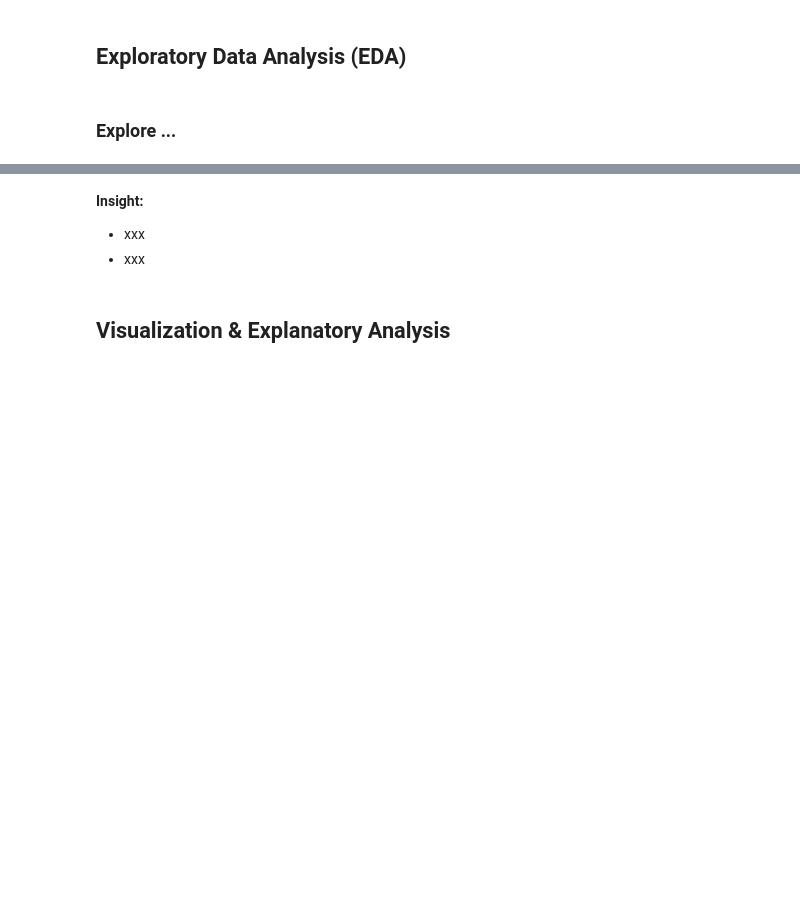
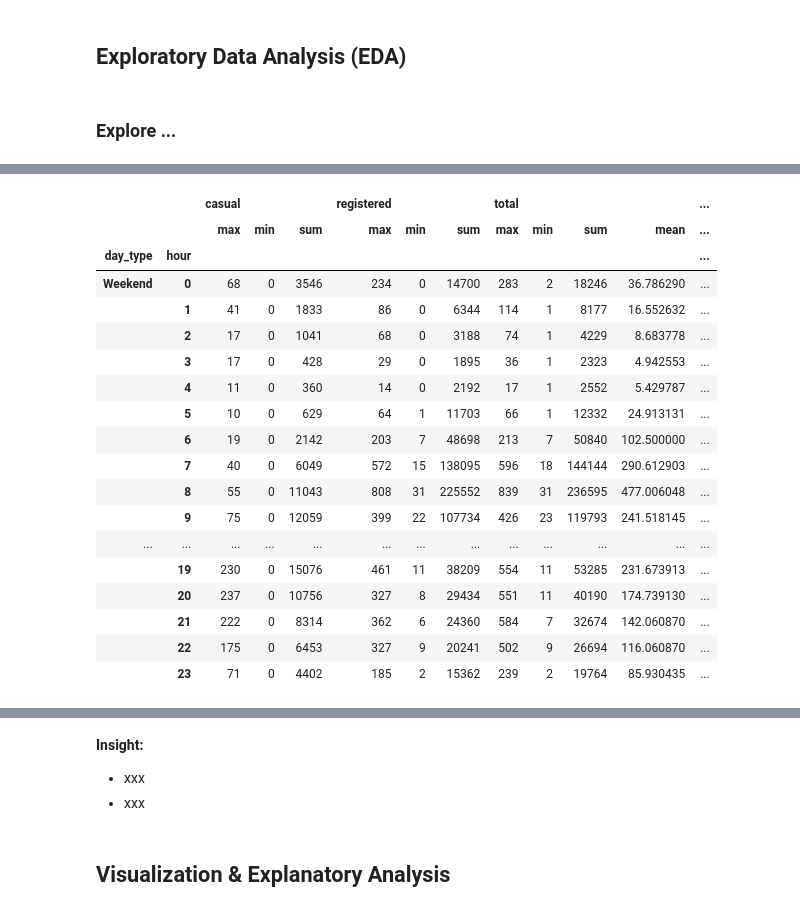
Before and after one commit to mikhail-karim/dicoding-bike_sharing_analysis-submission, a Jupyter notebook: notebook.ipynb, the cells around one changed output, grey strips where cells are left out. Saved outputs shown, nothing was run; the diff lists cells and outputs as text; code cells hidden in the pictures; blank space fills up the shorter version.

```diff
--- a/notebook.ipynb
+++ b/notebook.ipynb
@@ -442,0 +561,26 @@ memory usage: 1.9+ MB
+# %%
+hour_df.groupby(by = ['day_type', 'hour']).agg({
+    'casual' : ['max', 'min', 'sum'],
+    'registered' : ['max', 'min', 'sum'],
+    'total' : ['max', 'min', 'sum', 'mean', 'std']
+})
+# %% [output]
+|  |  | casual |  |  | registered |  |  | total |  |  |  | ... |
+|  |  | max | min | sum | max | min | sum | max | min | sum | mean | ... |
+| day_type | hour |  |  |  |  |  |  |  |  |  |  | ... |
+| Weekend | 0 | 68 | 0 | 3546 | 234 | 0 | 14700 | 283 | 2 | 18246 | 36.786290 | ... |
+|  | 1 | 41 | 0 | 1833 | 86 | 0 | 6344 | 114 | 1 | 8177 | 16.552632 | ... |
+|  | 2 | 17 | 0 | 1041 | 68 | 0 | 3188 | 74 | 1 | 4229 | 8.683778 | ... |
+|  | 3 | 17 | 0 | 428 | 29 | 0 | 1895 | 36 | 1 | 2323 | 4.942553 | ... |
+|  | 4 | 11 | 0 | 360 | 14 | 0 | 2192 | 17 | 1 | 2552 | 5.429787 | ... |
+|  | 5 | 10 | 0 | 629 | 64 | 1 | 11703 | 66 | 1 | 12332 | 24.913131 | ... |
+|  | 6 | 19 | 0 | 2142 | 203 | 7 | 48698 | 213 | 7 | 50840 | 102.500000 | ... |
+|  | 7 | 40 | 0 | 6049 | 572 | 15 | 138095 | 596 | 18 | 144144 | 290.612903 | ... |
+|  | 8 | 55 | 0 | 11043 | 808 | 31 | 225552 | 839 | 31 | 236595 | 477.006048 | ... |
+|  | 9 | 75 | 0 | 12059 | 399 | 22 | 107734 | 426 | 23 | 119793 | 241.518145 | ... |
+| ... | ... | ... | ... | ... | ... | ... | ... | ... | ... | ... | ... | ... |
+|  | 19 | 230 | 0 | 15076 | 461 | 11 | 38209 | 554 | 11 | 53285 | 231.673913 | ... |
+|  | 20 | 237 | 0 | 10756 | 327 | 8 | 29434 | 551 | 11 | 40190 | 174.739130 | ... |
+|  | 21 | 222 | 0 | 8314 | 362 | 6 | 24360 | 584 | 7 | 32674 | 142.060870 | ... |
+|  | 22 | 175 | 0 | 6453 | 327 | 9 | 20241 | 502 | 9 | 26694 | 116.060870 | ... |
+|  | 23 | 71 | 0 | 4402 | 185 | 2 | 15362 | 239 | 2 | 19764 | 85.930435 | ... |
```
Also changed, not shown: parts of 13 cells of this notebook.
